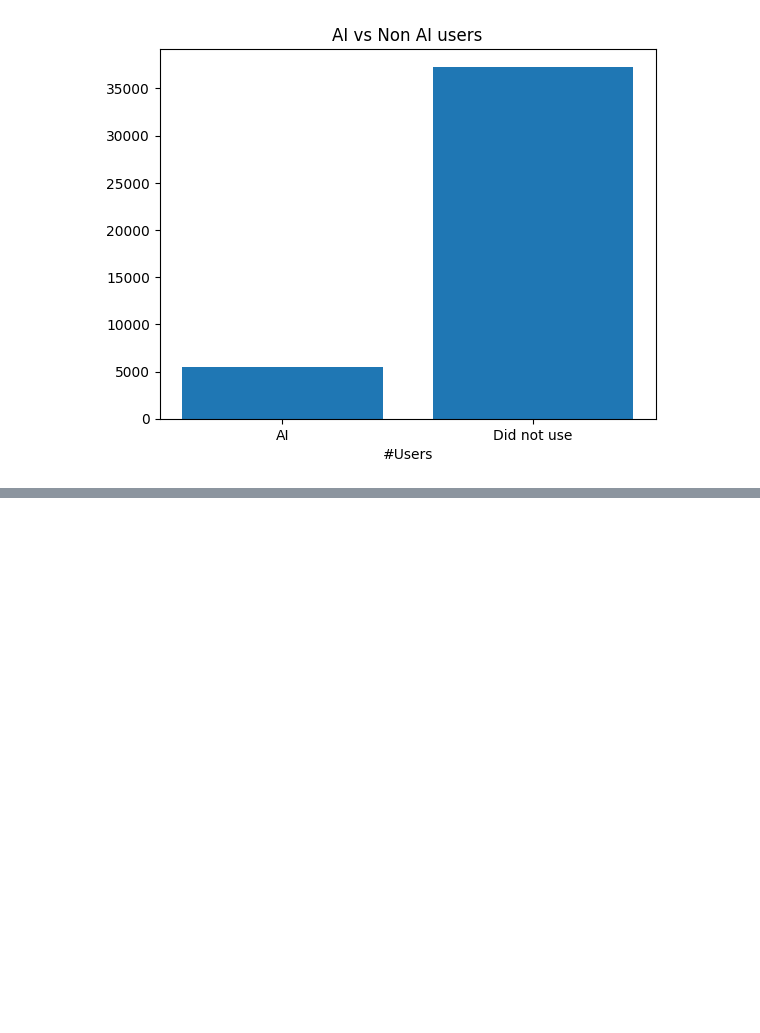
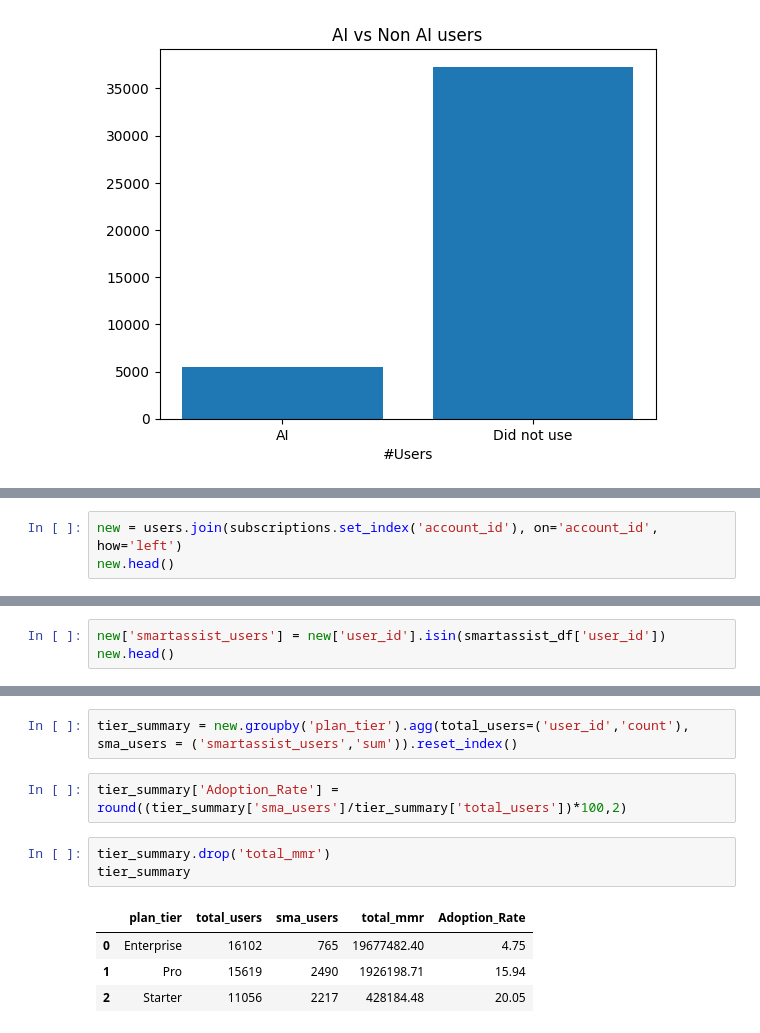
Before and after one commit to Vaishnav09/ai-product-impact-analysis, a Jupyter notebook: notebooks/01_data_exploration.ipynb, the cells around one changed output, grey strips where cells are left out. Saved outputs shown, nothing was run; the diff lists cells and outputs as text; blank space fills up the shorter version.

```diff
--- a/notebooks/01_data_exploration.ipynb
+++ b/notebooks/01_data_exploration.ipynb
@@ -350,0 +378,3 @@ Text(0.5, 0, '#Users')
+# %%
+new = users.join(subscriptions.set_index('account_id'), on='account_id', how='left')
+new.head()
@@ -350,0 +389,3 @@ Text(0.5, 0, '#Users')
+# %%
+new['smartassist_users'] = new['user_id'].isin(smartassist_df['user_id'])
+new.head()
@@ -350,0 +400,12 @@ Text(0.5, 0, '#Users')
+# %%
+tier_summary = new.groupby('plan_tier').agg(total_users=('user_id','count'), sma_users = ('smartassist_users','sum')).reset_index()
+# %%
+tier_summary['Adoption_Rate'] = round((tier_summary['sma_users']/tier_summary['total_users'])*100,2)
+# %%
+tier_summary.drop('total_mmr')
+tier_summary
+# %% [output]
+|  | plan_tier | total_users | sma_users | total_mmr | Adoption_Rate |
+| 0 | Enterprise | 16102 | 765 | 19677482.40 | 4.75 |
+| 1 | Pro | 15619 | 2490 | 1926198.71 | 15.94 |
+| 2 | Starter | 11056 | 2217 | 428184.48 | 20.05 |
```
Also changed, not shown: parts of 4 cells of this notebook.
